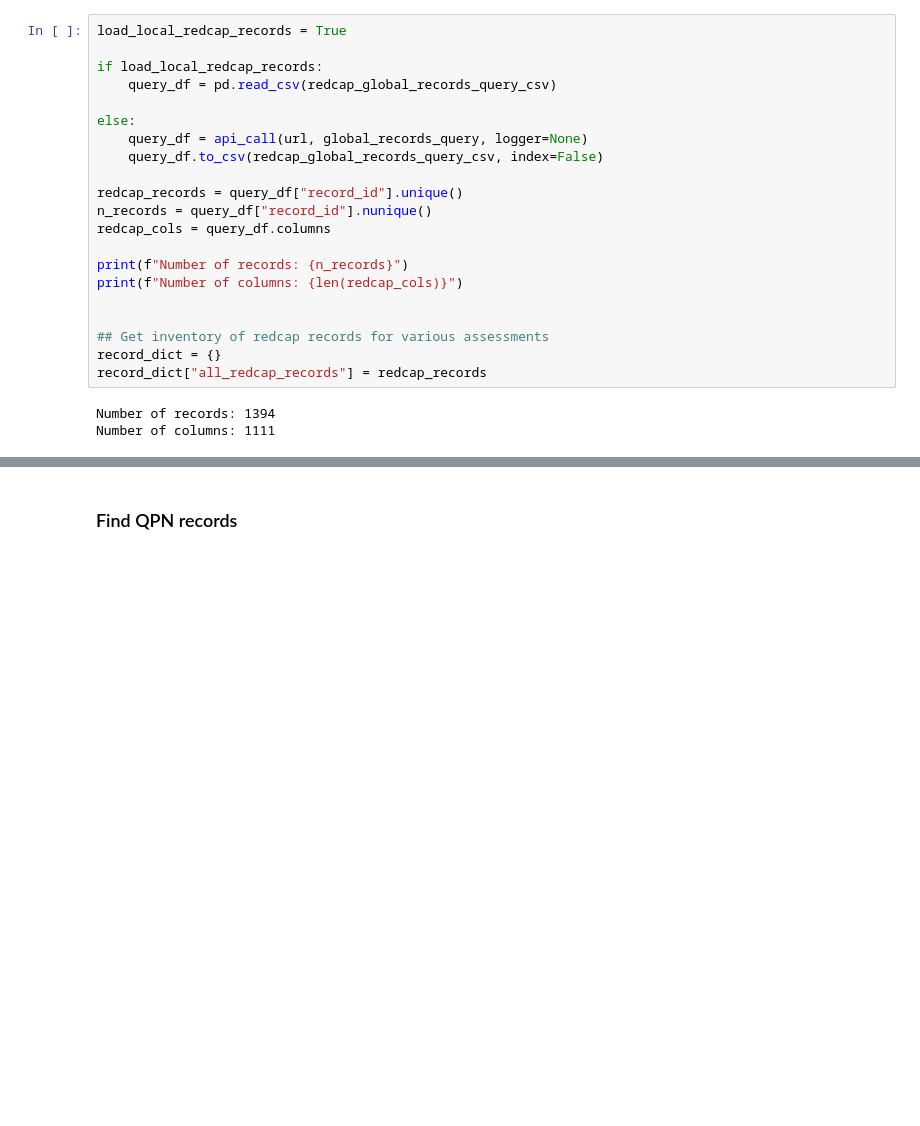
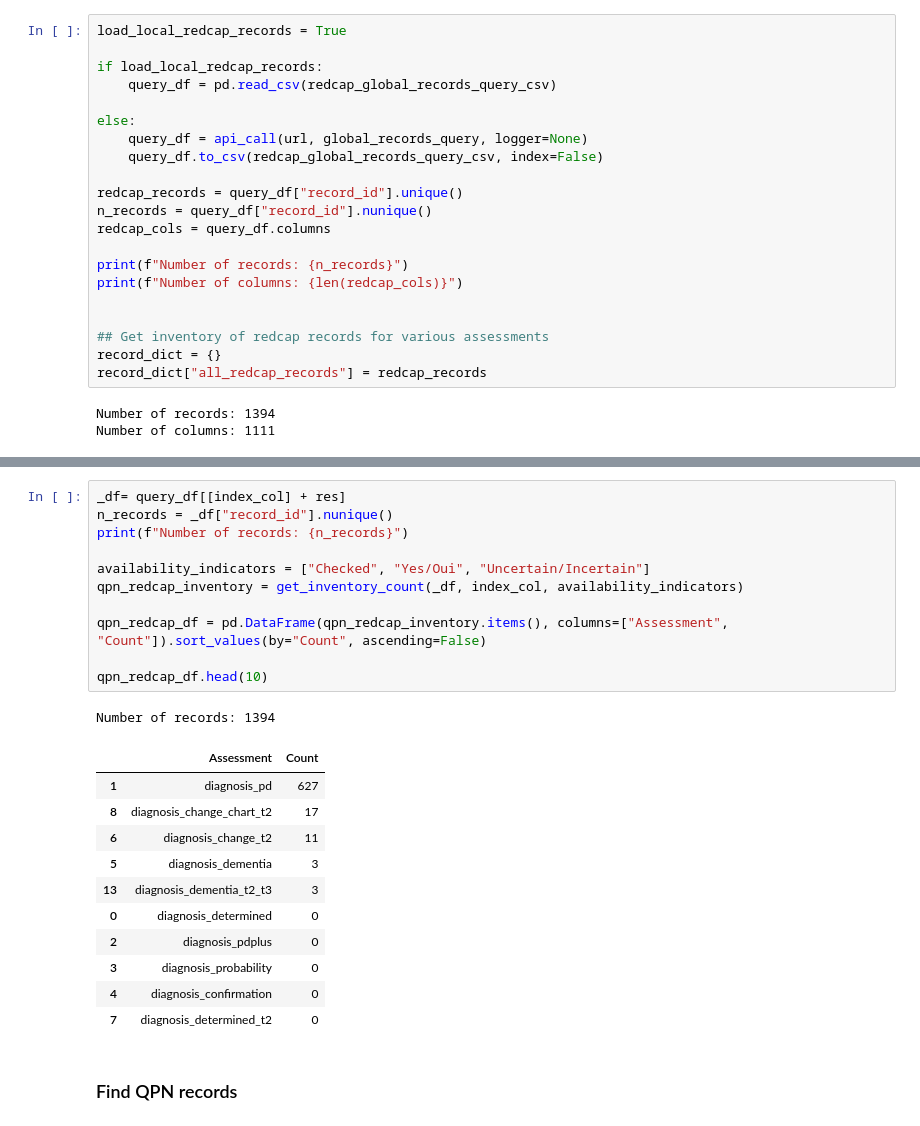
Before and after one commit to nipoppy/nipoppy, a Jupyter notebook: nipoppy/notebooks/tabular_merge.ipynb, the cells around one changed output, grey strips where cells are left out. Cells and saved outputs as stored; diff of their text form; blank space fills up the shorter version.

```diff
--- a/nipoppy/notebooks/tabular_merge.ipynb
+++ b/nipoppy/notebooks/tabular_merge.ipynb
@@ -234,3 +237,27 @@ Number of records with MoCA dates: 220
+# %%
+_df= query_df[[index_col] + res]
+n_records = _df["record_id"].nunique()
+print(f"Number of records: {n_records}")
+
+availability_indicators = ["Checked", "Yes/Oui", "Uncertain/Incertain"]
+qpn_redcap_inventory = get_inventory_count(_df, index_col, availability_indicators)
+
+qpn_redcap_df = pd.DataFrame(qpn_redcap_inventory.items(), columns=["Assessment", "Count"]).sort_values(by="Count", ascending=False)
+
+qpn_redcap_df.head(10)
+# %% [output]
+Number of records: 1394
+|  | Assessment | Count |
+| 1 | diagnosis_pd | 627 |
+| 8 | diagnosis_change_chart_t2 | 17 |
+| 6 | diagnosis_change_t2 | 11 |
+| 5 | diagnosis_dementia | 3 |
+| 13 | diagnosis_dementia_t2_t3 | 3 |
+| 0 | diagnosis_determined | 0 |
+| 2 | diagnosis_pdplus | 0 |
+| 3 | diagnosis_probability | 0 |
+| 4 | diagnosis_confirmation | 0 |
+| 7 | diagnosis_determined_t2 | 0 |
 # %% [markdown]
 ### Find QPN records
 # %%
```
Also changed, not shown: parts of 8 cells of this notebook, 2 other files.
